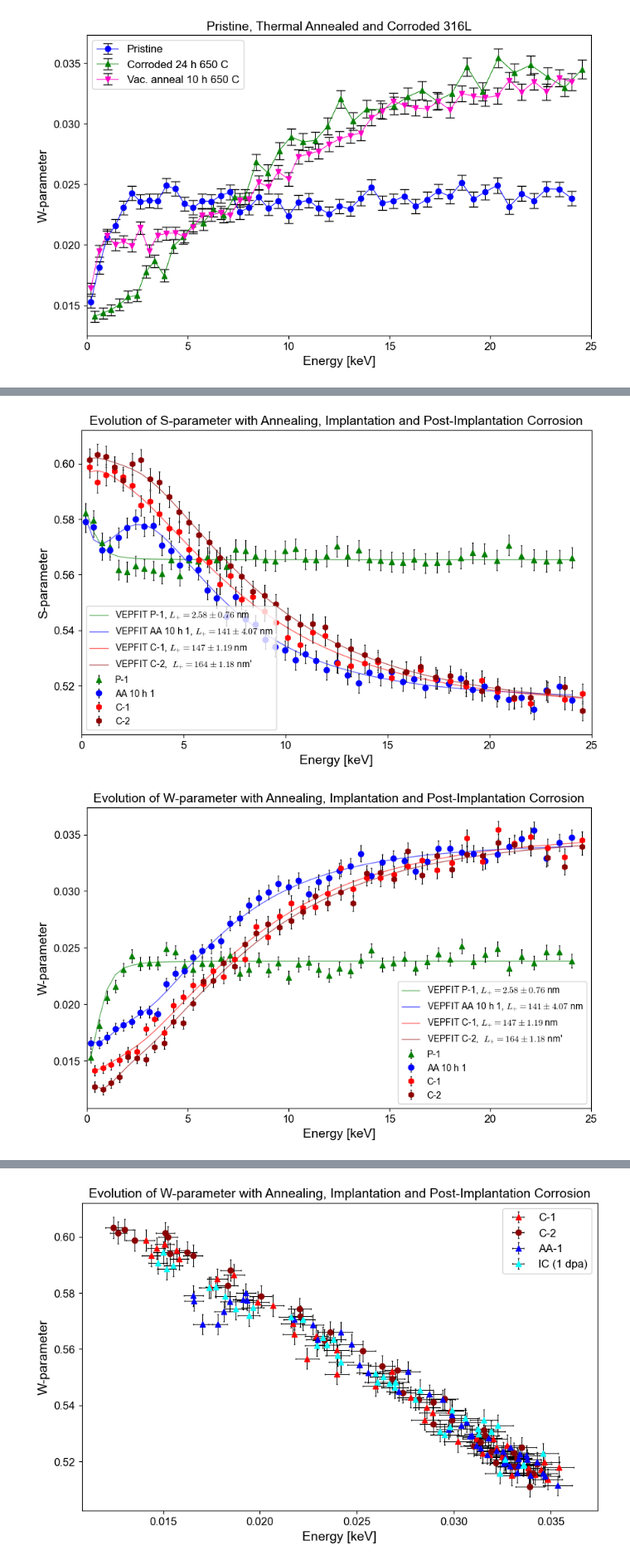
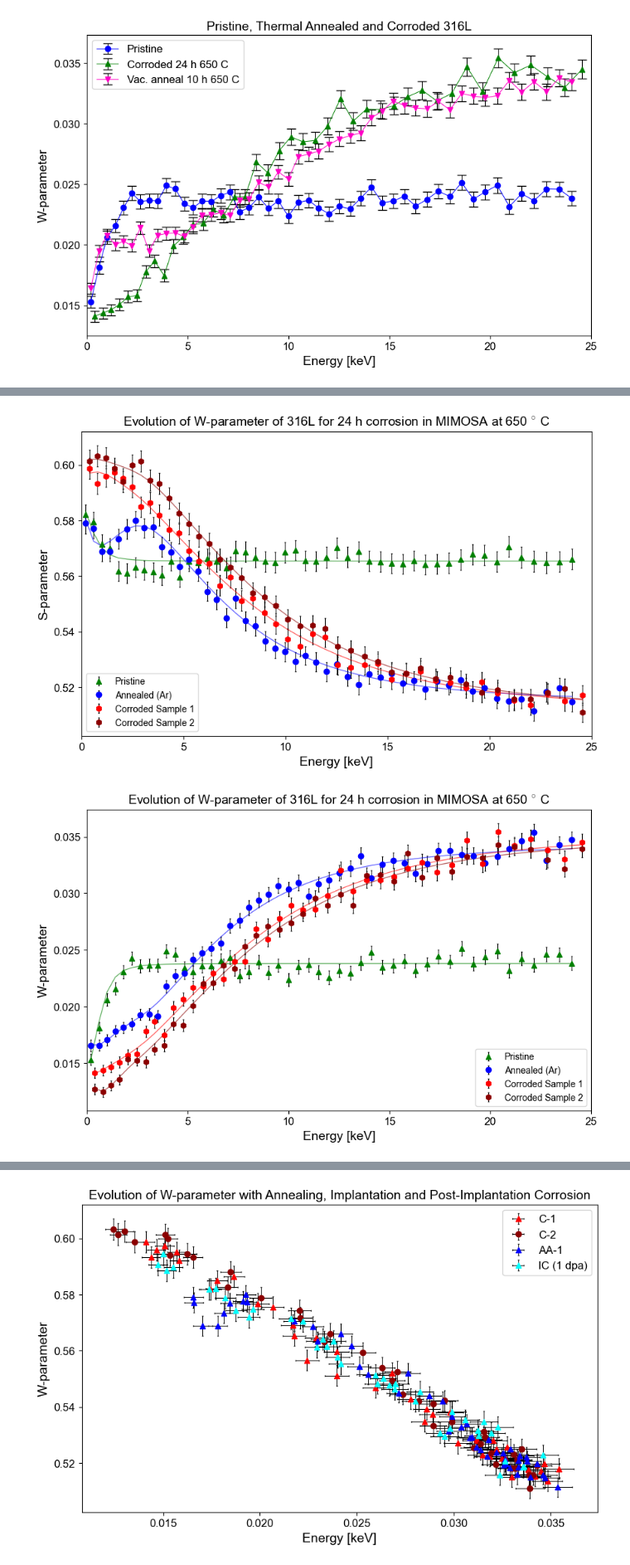
Before and after one commit to jeanvictorbendixenfm-web/Programming-PALS, a Jupyter notebook: PAS_analyzer.ipynb, the cells around one changed output, grey strips where cells are left out. Shown at 83% size. Cells and saved outputs as stored; diff of their text form; code cells hidden in the pictures.

```diff
--- a/PAS_analyzer.ipynb
+++ b/PAS_analyzer.ipynb
@@ -517,49 +520,56 @@ plt.show()
 # %%
 #Annealed, Corroded and Implanted
 
 plt.figure(figsize=(10, 6))
 #plt.errorbar(energy_316AA_1, s_316AA_1, yerr=s_error_316AA_1, fmt='o', label='Pristine', capsize=5, linestyle='-', color="blue", ecolor="black")
-plt.errorbar(energy_316NA_1, s_316NA_1, yerr=s_error_316NA_1, fmt='^', label='P-1', capsize=1, color="green", ecolor="black")
-plt.errorbar(energy_316AA_1, s_316AA_1, yerr=s_error_316AA_1, fmt='o', label='AA 10 h 1', capsize=1, color="blue", ecolor="black")
-plt.errorbar(energy_316corr_1, s_316corr_1, yerr=s_error_316corr_1, fmt='h', label='C-1', capsize=1, color="red", ecolor="black")
-plt.errorbar(energy_316corr_2, s_316corr_2, yerr=s_error_316corr_2, fmt='h', label='C-2', capsize=1, color="darkred", ecolor="black")
-plt.plot(vepfit_data["P-1"]["Energy"], vepfit_data["P-1"]["S_fit"], linestyle="-",color="green",alpha=0.6, lw=1, label="VEPFIT P-1, $L_{+} = 2.58 \pm 0.76$ nm")
-plt.plot(vepfit_data["AA 10 h, 1"]["Energy"], vepfit_data["AA 10 h, 1"]["S_fit"], linestyle="-",color="blue",alpha=0.6, lw=1, label="VEPFIT AA 10 h 1, $L_{+} = 141 \pm 4.07$ nm")
-plt.plot(vepfit_data["C-1"]["Energy"], vepfit_data["C-1"]["S_fit"], linestyle="-",color="red",alpha=0.6, lw=1, label="VEPFIT C-1, $L_{+} = 147 \pm 1.19$ nm")
-plt.plot(vepfit_data["C-2"]["Energy"], vepfit_data["C-2"]["S_fit"], linestyle="-",color="darkred",alpha=0.6, lw=1, label="VEPFIT C-2,  $L_{+} = 164 \pm 1.18$ nm'")
+plt.errorbar(energy_316NA_1, s_316NA_1, yerr=s_error_316NA_1, fmt='^', label='Pristine', capsize=1, color="green", ecolor="black")
+plt.errorbar(energy_316AA_1, s_316AA_1, yerr=s_error_316AA_1, fmt='o', label='Annealed (Ar)', capsize=1, color="blue", ecolor="black")
+plt.errorbar(energy_316corr_1, s_316corr_1, yerr=s_error_316corr_1, fmt='h', label='Corroded Sample 1', capsize=1, color="red", ecolor="black")
+plt.errorbar(energy_316corr_2, s_316corr_2, yerr=s_error_316corr_2, fmt='h', label='Corroded Sample 2', capsize=1, color="darkred", ecolor="black")
+plt.plot(vepfit_data["P-1"]["Energy"], vepfit_data["P-1"]["S_fit"], linestyle="-",color="green",alpha=0.6, lw=1)
+plt.plot(vepfit_data["AA 10 h, 1"]["Energy"], vepfit_data["AA 10 h, 1"]["S_fit"], linestyle="-",color="blue",alpha=0.6, lw=1)
+plt.plot(vepfit_data["C-1"]["Energy"], vepfit_data["C-1"]["S_fit"], linestyle="-",color="red",alpha=0.6, lw=1)
+plt.plot(vepfit_data["C-2"]["Energy"], vepfit_data["C-2"]["S_fit"], linestyle="-",color="darkred",alpha=0.6, lw=1)
+
+# Information about data
+"VEPFIT P-1, $L_{+} = 2.58 \pm 0.76$ nm"
+"VEPFIT AA 10 h 1, $L_{+} = 141 \pm 4.07$ nm"
+"VEPFIT C-1, $L_{+} = 147 \pm 1.19$ nm"
+"VEPFIT C-2,  $L_{+} = 164 \pm 1.18$ nm"
+
 
 
 
 plt.xlabel('Energy [keV]')
 plt.ylabel('S-parameter')
-plt.title('Evolution of S-parameter with Annealing, Implantation and Post-Implantation Corrosion')
+plt.title(r'Evolution of W-parameter of 316L for 24 h corrosion in MIMOSA at 650 $^{\circ}$ C')
 plt.legend(loc="lower left", fontsize='small')
 plt.xlim(0, 25)  # Adjust x-axis limits as needed
 plt.show()
 
 
 
 plt.figure(figsize=(10, 6))
 #plt.errorbar(energy_316AA_1, s_316AA_1, yerr=s_error_316AA_1, fmt='o', label='Pristine', capsize=5, linestyle='-', color="blue", ecolor="black")
-plt.errorbar(energy_316NA_1, w_316NA_1, yerr=w_error_316NA_1, fmt='^', label='P-1', capsize=1, color="green", ecolor="black")
-plt.errorbar(energy_316AA_1, w_316AA_1, yerr=w_error_316AA_1, fmt='o', label='AA 10 h 1', capsize=1, color="blue", ecolor="black")
-plt.errorbar(energy_316corr_1, w_316corr_1, yerr=w_error_316corr_1, fmt='h', label='C-1', capsize=1, color="red", ecolor="black")
-plt.errorbar(energy_316corr_2, w_316corr_2, yerr=w_error_316corr_2, fmt='h', label='C-2', capsize=1, color="darkred", ecolor="black")
-plt.plot(vepfit_data["P-1"]["Energy"], vepfit_data["P-1"]["W_fit"], linestyle="-",color="green",alpha=0.6, lw=1, label="VEPFIT P-1, $L_{+} = 2.58 \pm 0.76$ nm")
-plt.plot(vepfit_data["AA 10 h, 1"]["Energy"], vepfit_data["AA 10 h, 1"]["W_fit"], linestyle="-",color="blue",alpha=0.6, lw=1, label="VEPFIT AA 10 h 1, $L_{+} = 141 \pm 4.07$ nm")
-plt.plot(vepfit_data["C-1"]["Energy"], vepfit_data["C-1"]["W_fit"], linestyle="-",color="red",alpha=0.6, lw=1, label="VEPFIT C-1, $L_{+} = 147 \pm 1.19$ nm")
-plt.plot(vepfit_data["C-2"]["Energy"], vepfit_data["C-2"]["W_fit"], linestyle="-",color="darkred",alpha=0.6, lw=1, label="VEPFIT C-2,  $L_{+} = 164 \pm 1.18$ nm'")
+plt.errorbar(energy_316NA_1, w_316NA_1, yerr=w_error_316NA_1, fmt='^', label='Pristine', capsize=1, color="green", ecolor="black")
+plt.errorbar(energy_316AA_1, w_316AA_1, yerr=w_error_316AA_1, fmt='o', label='Annealed (Ar)', capsize=1, color="blue", ecolor="black")
+plt.errorbar(energy_316corr_1, w_316corr_1, yerr=w_error_316corr_1, fmt='h', label='Corroded Sample 1', capsize=1, color="red", ecolor="black")
+plt.errorbar(energy_316corr_2, w_316corr_2, yerr=w_error_316corr_2, fmt='h', label='Corroded Sample 2', capsize=1, color="darkred", ecolor="black")
+plt.plot(vepfit_data["P-1"]["Energy"], vepfit_data["P-1"]["W_fit"], linestyle="-",color="green",alpha=0.6, lw=1)
+plt.plot(vepfit_data["AA 10 h, 1"]["Energy"], vepfit_data["AA 10 h, 1"]["W_fit"], linestyle="-",color="blue",alpha=0.6, lw=1)
+plt.plot(vepfit_data["C-1"]["Energy"], vepfit_data["C-1"]["W_fit"], linestyle="-",color="red",alpha=0.6, lw=1)
+plt.plot(vepfit_data["C-2"]["Energy"], vepfit_data["C-2"]["W_fit"], linestyle="-",color="darkred",alpha=0.6, lw=1)
 
 
 plt.xlabel('Energy [keV]')
 plt.ylabel('W-parameter')
-plt.title('Evolution of W-parameter with Annealing, Implantation and Post-Implantation Corrosion')
+plt.title(r'Evolution of W-parameter of 316L for 24 h corrosion in MIMOSA at 650 $^{\circ}$ C')
 plt.legend(loc="lower right", fontsize='small')
 plt.xlim(0, 25)  # Adjust x-axis limits as needed
 plt.show()
 # %% [output]
-[figure, old version]
+[figure, new version]
-[figure, old version]
+[figure, new version]
 # %%
 #Annealed, Corroded and Implanted
 
```
Also changed, not shown: parts of 5 cells of this notebook, 2 other files.
